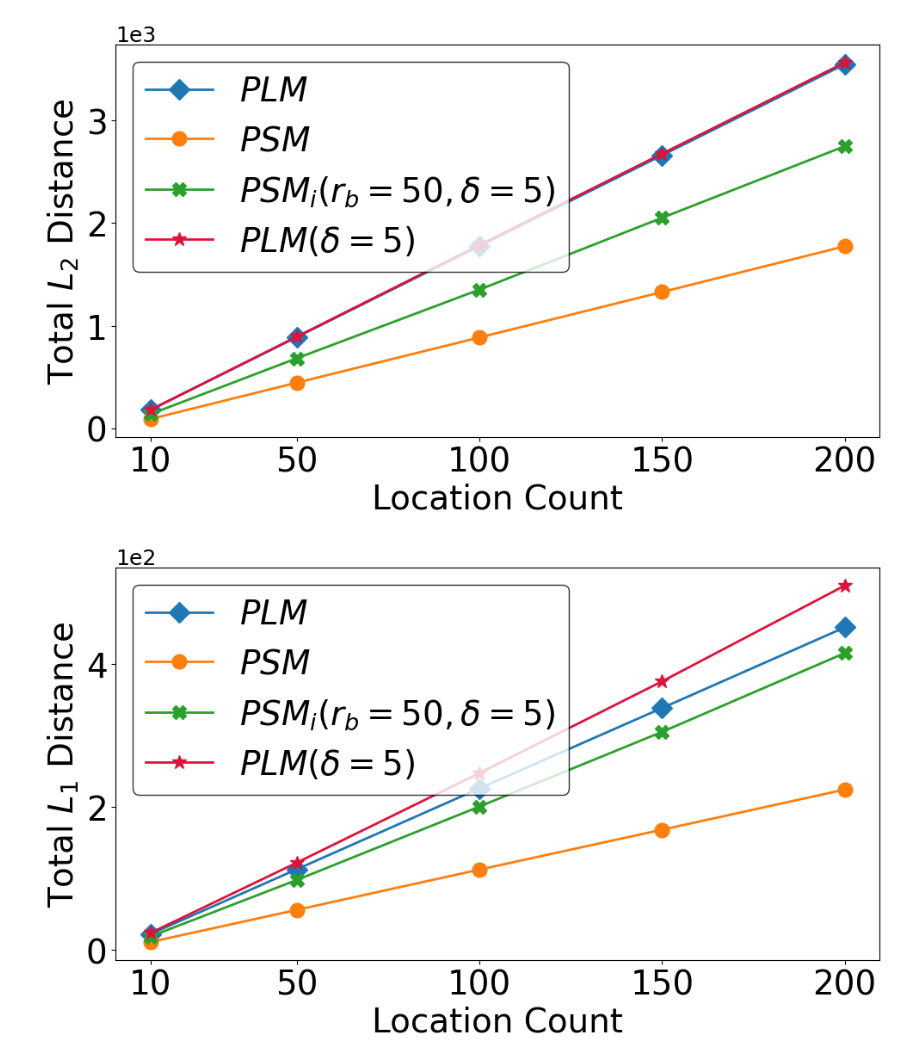
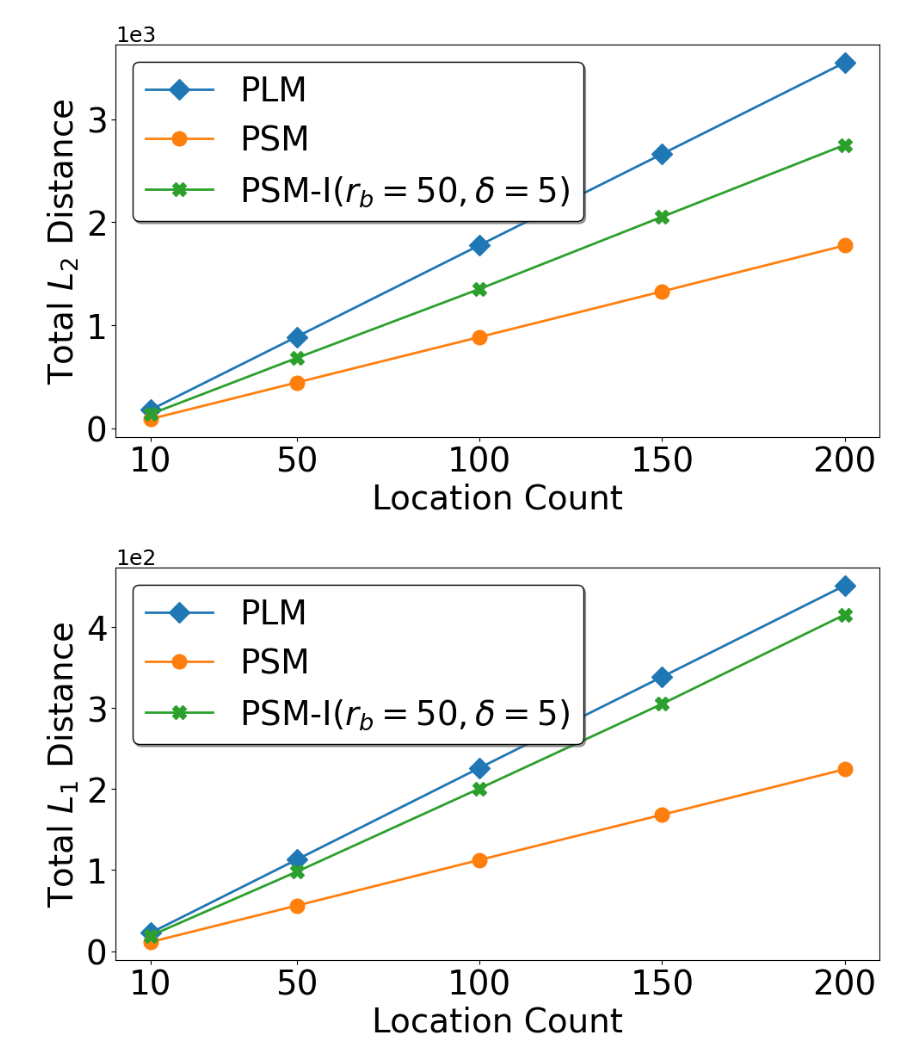
Before and after one commit to shafizurRseeam/location_privacy, a Jupyter notebook: trace_length_l1_l2_figures.ipynb, the cells around one changed output. Drawn from its saved outputs; the diff is of its cells as text; code cells hidden in the pictures.

```diff
--- a/trace_length_l1_l2_figures.ipynb
+++ b/trace_length_l1_l2_figures.ipynb
@@ -24,9 +24,9 @@ def calculate_overall_averages(file_path, subset_sizes):
 
 def plot_and_save(averages, subset_sizes, figure_base_dir, dataset_name, epsilon, distance_type):
     plt.figure(figsize=(10, 6))
-    colors = ['#1F77B4', '#FF7F0E', '#2CA02C', '#DC143C']
-    markers = ['D', 'o', 'X', '*']
-    labels = ['$PLM$', '$PSM$', '$PSM_i (r_b=50, \delta=5)$', '$PLM (\delta=5)$']
+    colors = ['#1F77B4', '#FF7F0E', '#2CA02C']
+    markers = ['D', 'o', 'X']
+    labels = ['PLM', 'PSM', 'PSM-I(${r_b}=50, \delta=5$)']
 
     if distance_type == 'L2':
         ylabel = 'Total $L_2$ Distance'
@@ -44,7 +44,9 @@ def plot_and_save(averages, subset_sizes, figure_base_dir, dataset_name, epsilon
     plt.gca().yaxis.get_offset_text().set_size(18)
     #plt.grid(True, which='both', linestyle='--', linewidth=0.5, color='grey', alpha=0.7)
 
-    plt.legend(fontsize=28, frameon=True).get_frame().set_edgecolor('black')
+    plt.legend(fontsize=28, frameon=True, shadow=True).get_frame().set_edgecolor('black')
+    #plt.legend(fontsize=28, frameon=True)
+
     plt.tight_layout()
 
     # Ensuring the epsilon value is correctly used in the filename
@@ -72,7 +74,7 @@ for epsilon in epsilon_values:
     averages_l2_all = []
     averages_l1_all = []
     subset_sizes = [10, 50, 100, 150, 200]
-    methods = ['laplace', 'staircase', 'our_bl_50_delta_5', 'laplace_delta_5']
+    methods = ['laplace', 'staircase', 'our_bl_50_delta_5']
     for method in methods:
         file_path = os.path.join(base_dir, dataset_name, 'perturbed', method, f'merged_{method}_{epsilon}.csv')
         l2, l1 = calculate_overall_averages(file_path, subset_sizes)
@@ -88,2 +90,2 @@ for epsilon in epsilon_values:
-[figure, old version]
+[figure, new version]
-[figure, old version]
+[figure, new version]
```
Also changed, not shown: parts of 1 cell of this notebook, 5 other files.
